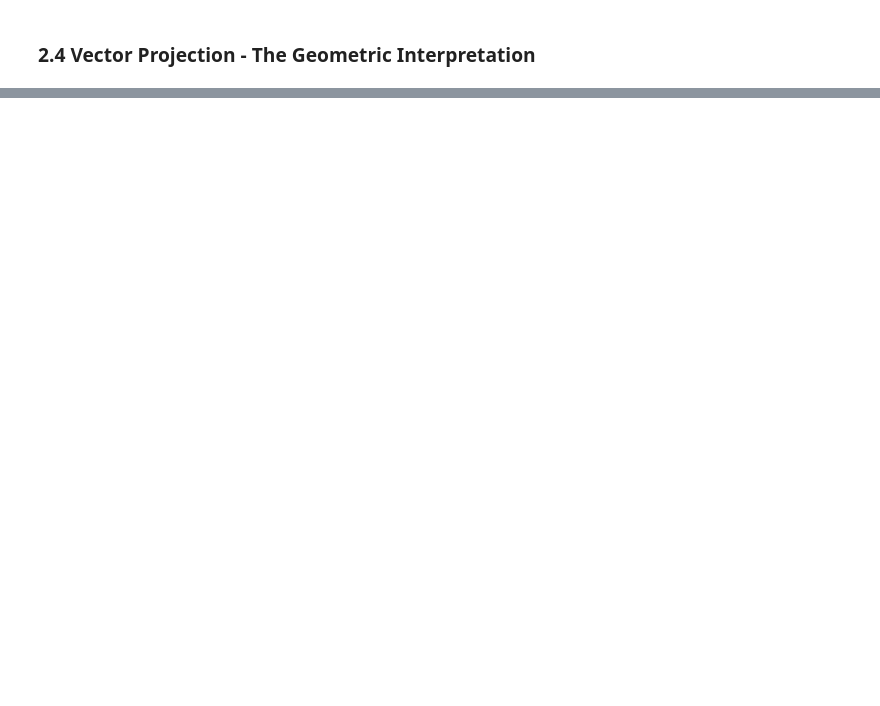
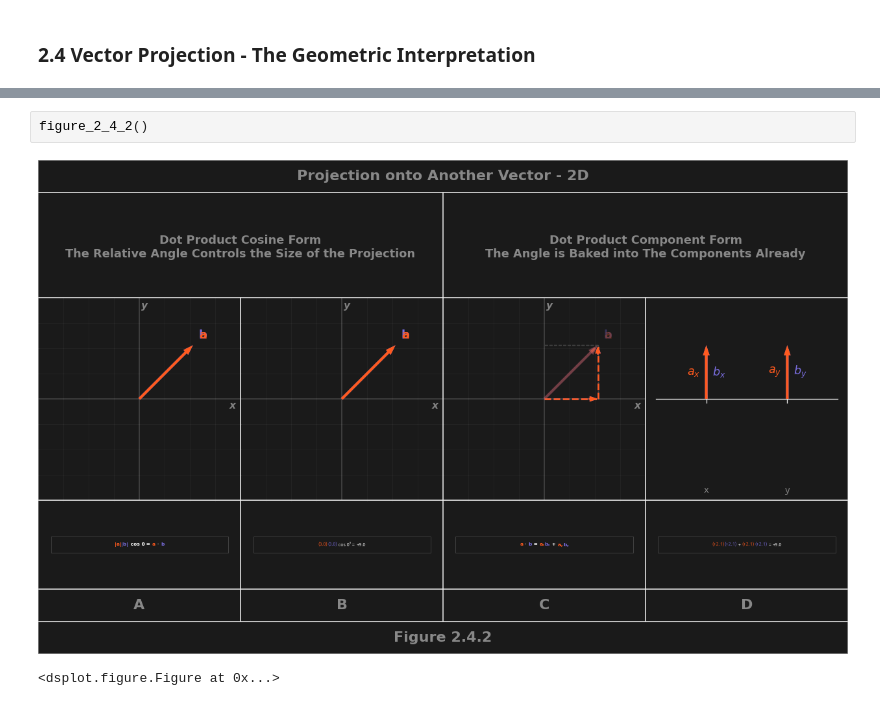
Before and after one commit to eddie-water/sub-shader, a Jupyter notebook: src/subshader/dsp/dsp.ipynb, the cells around one changed output, grey strips where cells are left out. Drawn from its saved outputs; the diff is of its cells as text; blank space fills up the shorter version.

```diff
--- a/src/subshader/dsp/dsp.ipynb
+++ b/src/subshader/dsp/dsp.ipynb
@@ -207 +198,6 @@ $$
+# %%
+figure_2_4_2()
+# %% [output]
+[figure, added]
+<dsplot.figure.Figure at 0x...>
 # %% [markdown]
```
Also changed, not shown: parts of 25 cells of this notebook.
